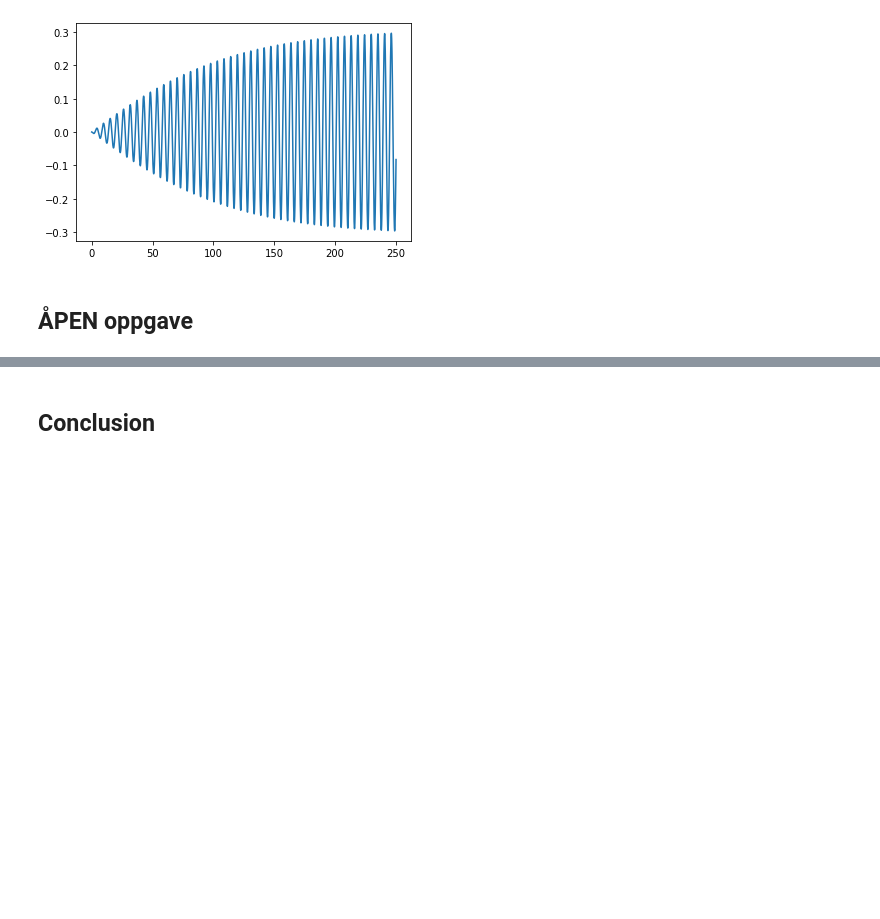
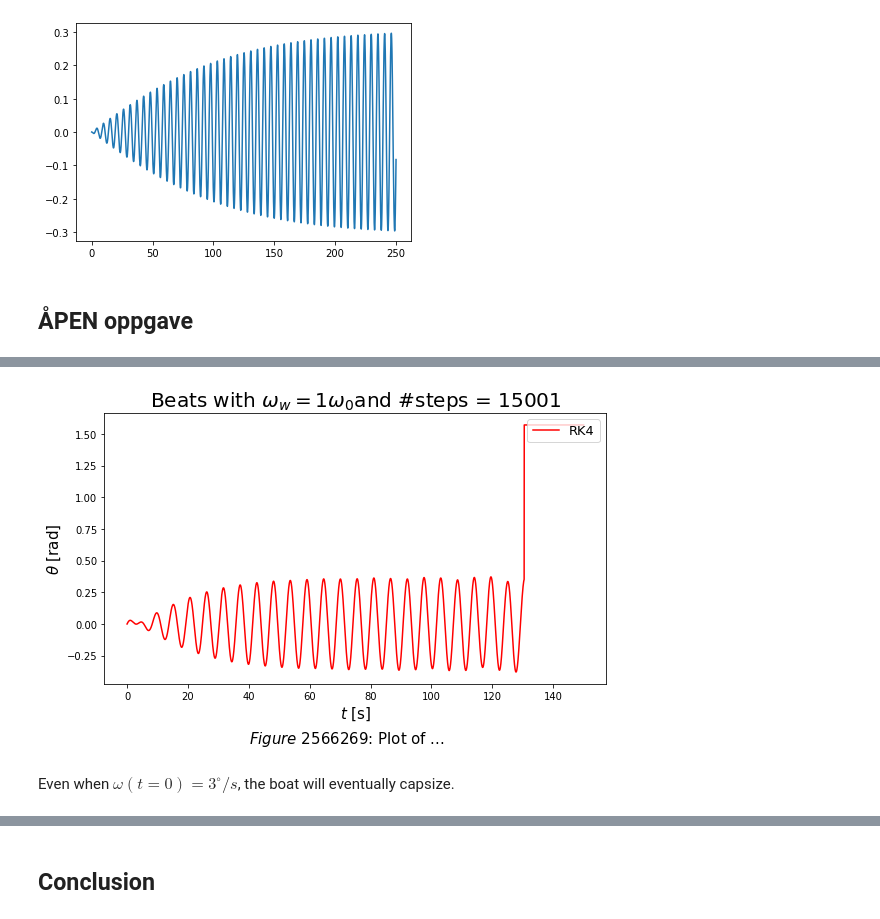
Before and after one commit to Trond01/TMA4320_prosjekt_2, a Jupyter notebook: prosjekt2.ipynb, the cells around one changed output, grey strips where cells are left out. Drawn from its saved outputs; the diff is of its cells as text; code cells hidden in the pictures; blank space fills up the shorter version.

```diff
--- a/prosjekt2.ipynb
+++ b/prosjekt2.ipynb
@@ -1285,3 +1291,22 @@ plt.show()
+# %%
+t0 = 0
+t_end = 150
+h = 0.01
+w0 = [0, 3*np.pi/180, 0, 0, yC0, 0, 0, 0]
+k_f = 10
+F_0 = 0.51*m*g
+omega_w_scale_factor = 1
+omega_w = omega_w_scale_factor*np.sqrt(m*g*h_CM/I_C)
+
+t_vals, w_vals = ode_solver(f_wind_friction, t0, t_end, w0, h, method=RK4_method)
+plot_function([t_vals], [w_vals[0]],
+              title = r"Beats with $\omega_w=$" + f"{omega_w_scale_factor}" + r"$\omega_0$" + f"and #steps = {len(t_vals)}",
+              fig_text = "Plot of ...", linestyles = ['r'], title_size=20,
+              labels = ["RK4"], loc = "upper right")
+# %% [output]
+[figure, added]
+# %% [markdown]
+Even when $\omega (t=0) = 3^\circ/s$, the boat will eventually capsize.
 # %%
 ## FORSLAG 2h
 
```
Also changed, not shown: parts of 4 cells of this notebook.
